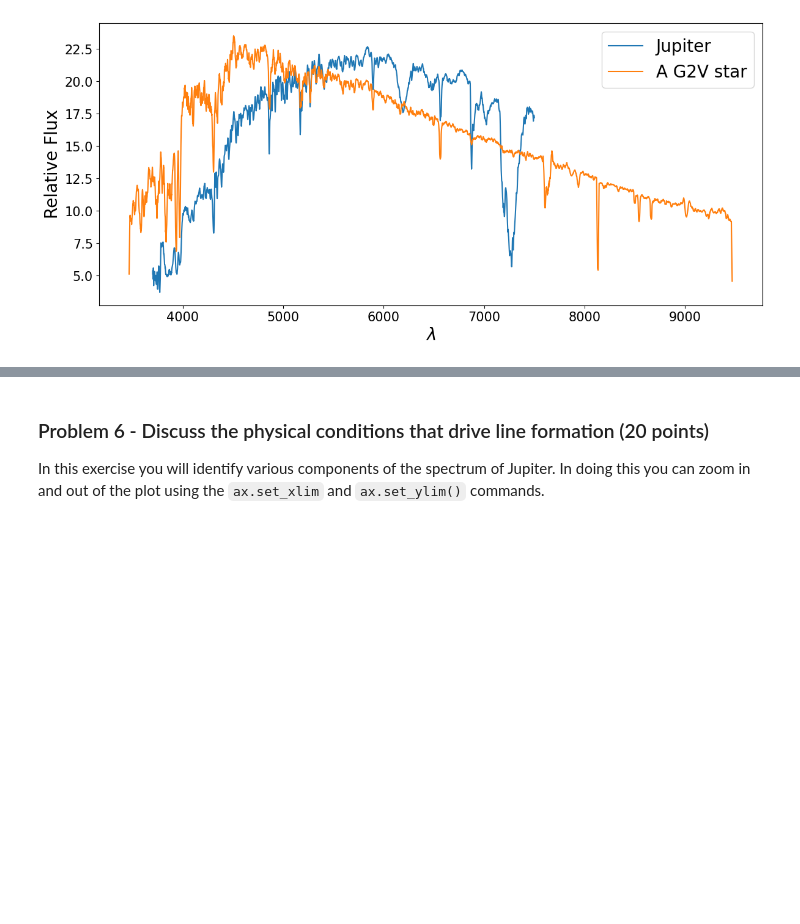
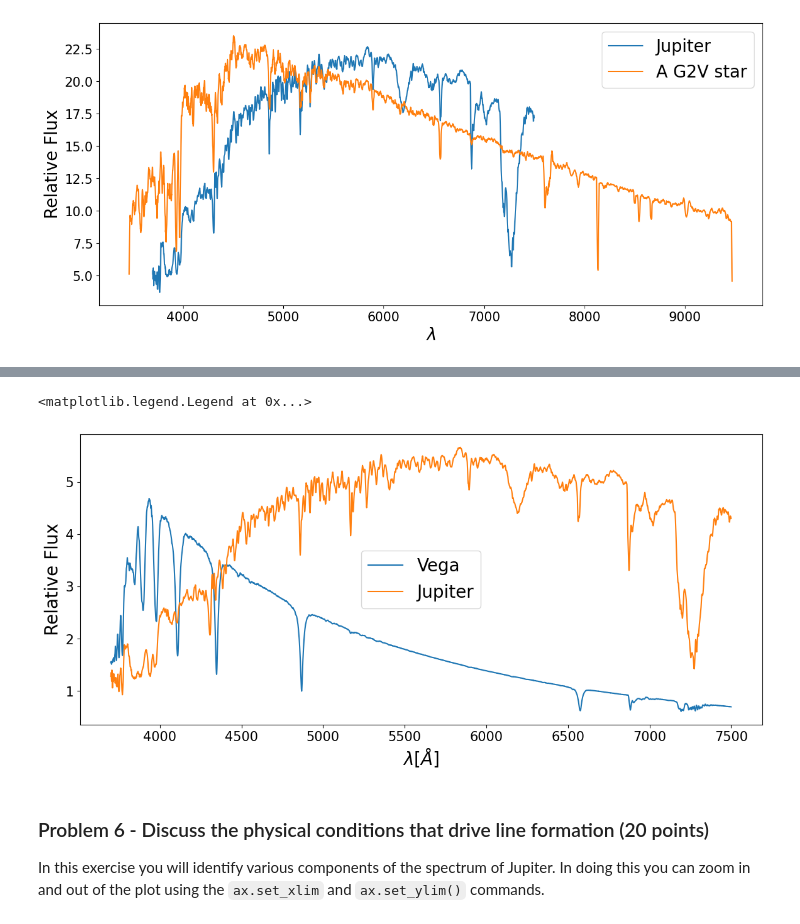
Before and after one commit to OZafuta/Analysis_Real_Spectra_Student, a Jupyter notebook: analysis_real_spectra.student.ipynb, the cells around one changed output, grey strips where cells are left out. Cells and saved outputs as stored; diff of their text form; code cells hidden in the pictures; blank space fills up the shorter version.

```diff
--- a/analysis_real_spectra.student.ipynb
+++ b/analysis_real_spectra.student.ipynb
@@ -470,27 +508,30 @@ Using what you know about the spectral lines in an A0V star and given the spectr
 # %%
 #plot Vega and Jupiter, where I have scaled the flux of Jupiter so that they
 #better overlap. You can change that scaling
 plt.figure(figsize = (14,6))
 ax = plt.gca()
 plt.plot(specvega.wavelength,specvega.flux,label="Vega")
 plt.plot(specjup.wavelength,specjup.flux*5,label="Jupiter")
 
 #**************
 #you can change these to zoom in and out of certain parts of the spectra.
 #Make a copy of these and change your copy so as to remember what the
 #original values were
-fluxmin =
-fluxmax =
-lammin =
-lammax =
-ax.set_ylim([fluxmin,fluxmax])
-ax.set_xlim([lammin,lammax])
+# fluxmin =
+# fluxmax =
+# lammin =
+# lammax =
+# ax.set_ylim([fluxmin,fluxmax])
+# ax.set_xlim([lammin,lammax])
 
 plt.xticks(fontsize=15)
 plt.yticks(fontsize=15)
 plt.xlabel("$\lambda [\AA]$",fontsize=20)
 plt.ylabel("Relative Flux",fontsize=20)
 plt.legend(fontsize=20)
+# %% [output]
+<matplotlib.legend.Legend at 0x...>
+[figure, added]
 # %% [markdown]
 ### Problem 6 - Discuss the physical conditions that drive line formation (20 points)
 
```
Also changed, not shown: parts of 9 cells of this notebook.
